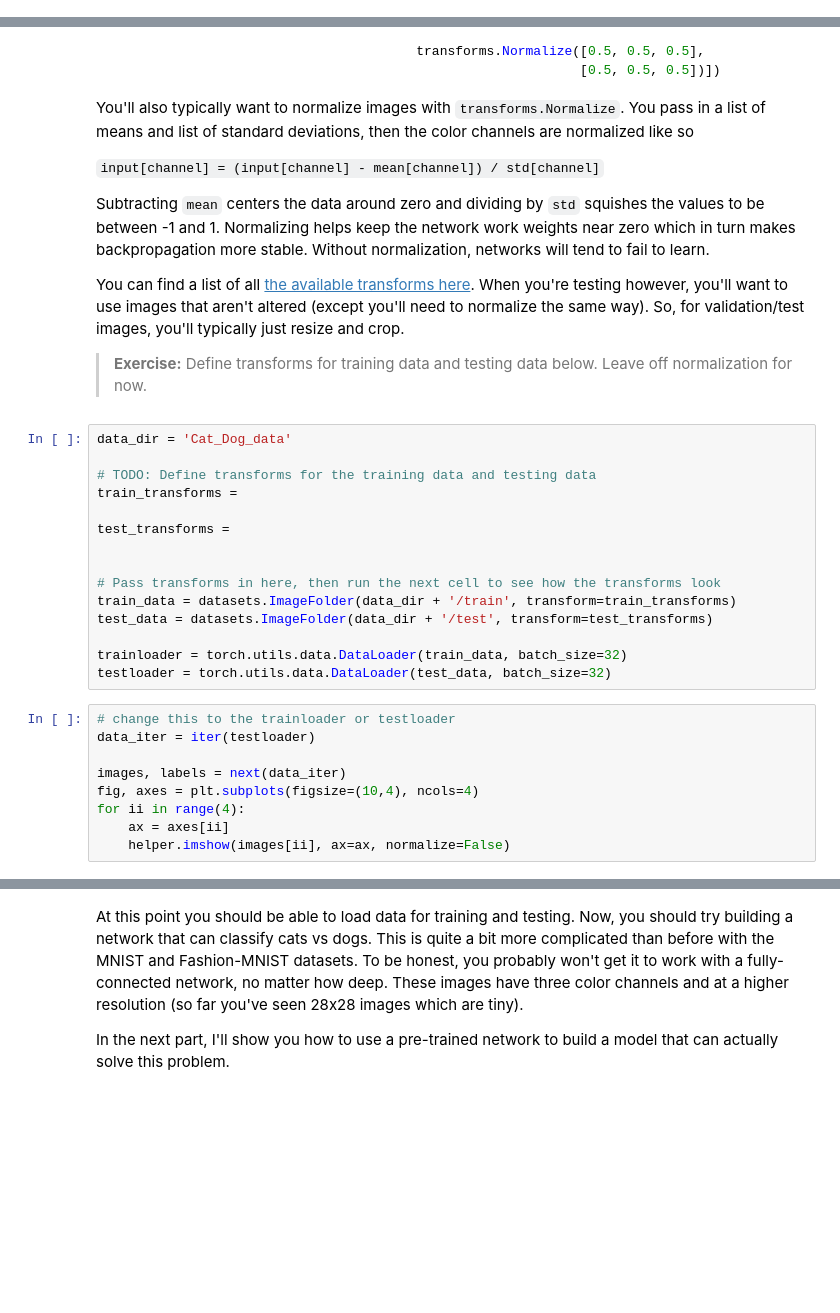
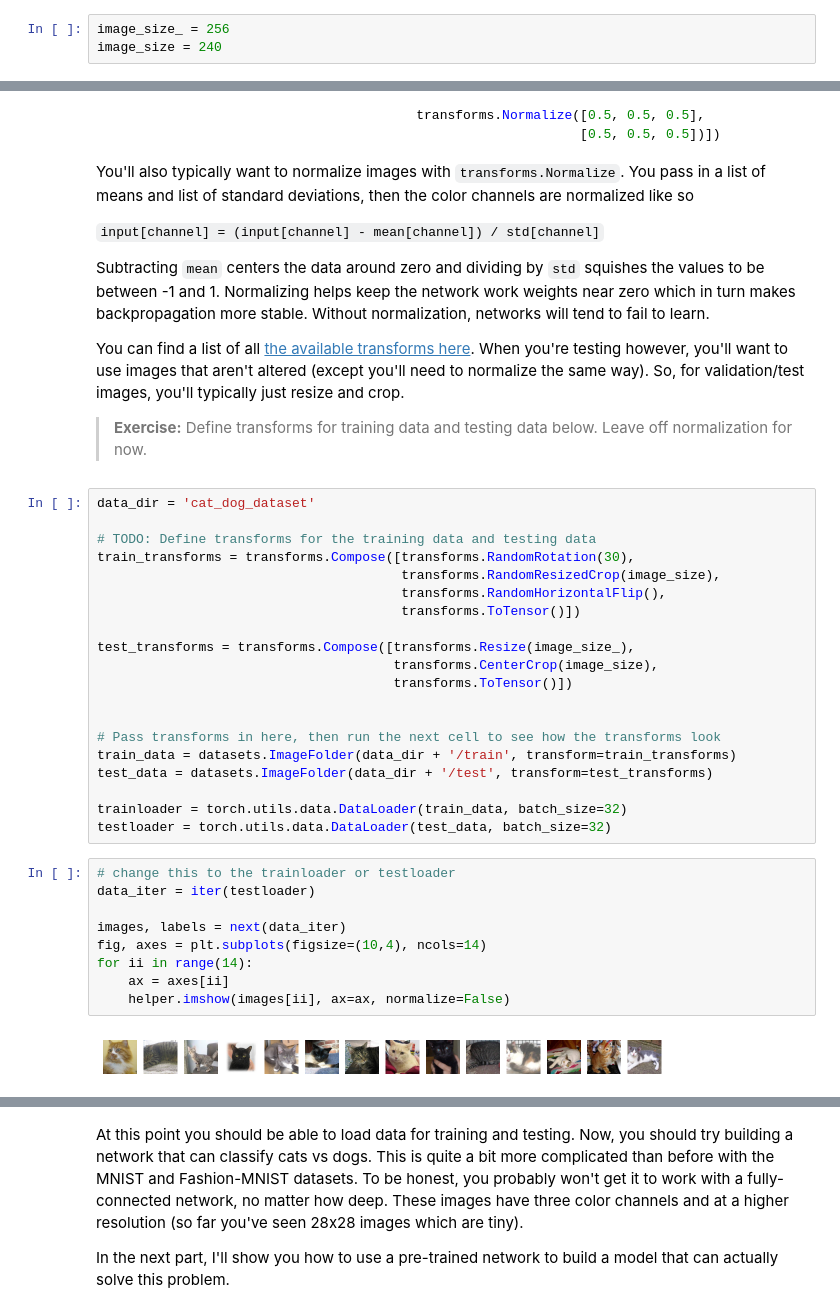
Before and after one commit to ibadrather/pytorch_learn, a Jupyter notebook: Part 7 - Loading Image Data (Exercises).ipynb, the cells around one changed output, grey strips where cells are left out. Drawn from its saved outputs; the diff is of its cells as text; blank space fills up the shorter version.

```diff
--- a/Part 7 - Loading Image Data (Exercises).ipynb
+++ b/Part 7 - Loading Image Data (Exercises).ipynb
@@ -76 +77,4 @@ image_size = 256
+# %%
+image_size_ = 256
+image_size = 240
 # %%
@@ -115,12 +124,17 @@ You can find a list of all [the available transforms here](http://pytorch.org/do
 
 >**Exercise:** Define transforms for training data and testing data below. Leave off normalization for now.
 # %%
-data_dir = 'Cat_Dog_data'
+data_dir = 'cat_dog_dataset'
 
 # TODO: Define transforms for the training data and testing data
-train_transforms =
+train_transforms = transforms.Compose([transforms.RandomRotation(30),
+                                       transforms.RandomResizedCrop(image_size),
+                                       transforms.RandomHorizontalFlip(),
+                                       transforms.ToTensor()])
 
-test_transforms =
+test_transforms = transforms.Compose([transforms.Resize(image_size_),
+                                      transforms.CenterCrop(image_size),
+                                      transforms.ToTensor()])
 
 
 # Pass transforms in here, then run the next cell to see how the transforms look
@@ -132,12 +146,14 @@ testloader = torch.utils.data.DataLoader(test_data, batch_size=32)
 # %%
 # change this to the trainloader or testloader
 data_iter = iter(testloader)
 
 images, labels = next(data_iter)
-fig, axes = plt.subplots(figsize=(10,4), ncols=4)
-for ii in range(4):
+fig, axes = plt.subplots(figsize=(10,4), ncols=14)
+for ii in range(14):
     ax = axes[ii]
     helper.imshow(images[ii], ax=ax, normalize=False)
+# %% [output]
+[figure, added]
 # %% [markdown]
 Your transformed images should look something like this.
 
```
Also changed, not shown: parts of 7 cells of this notebook.
